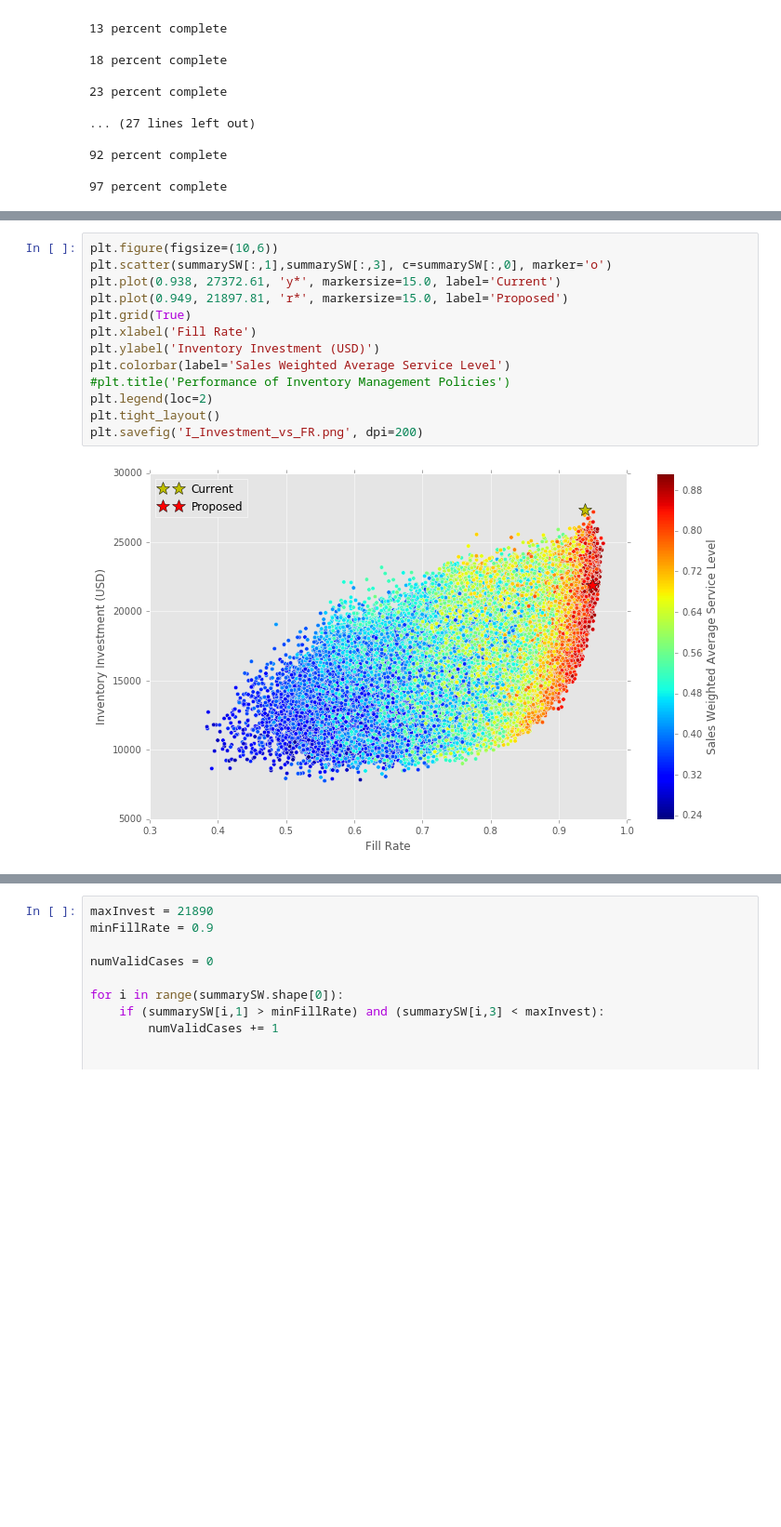
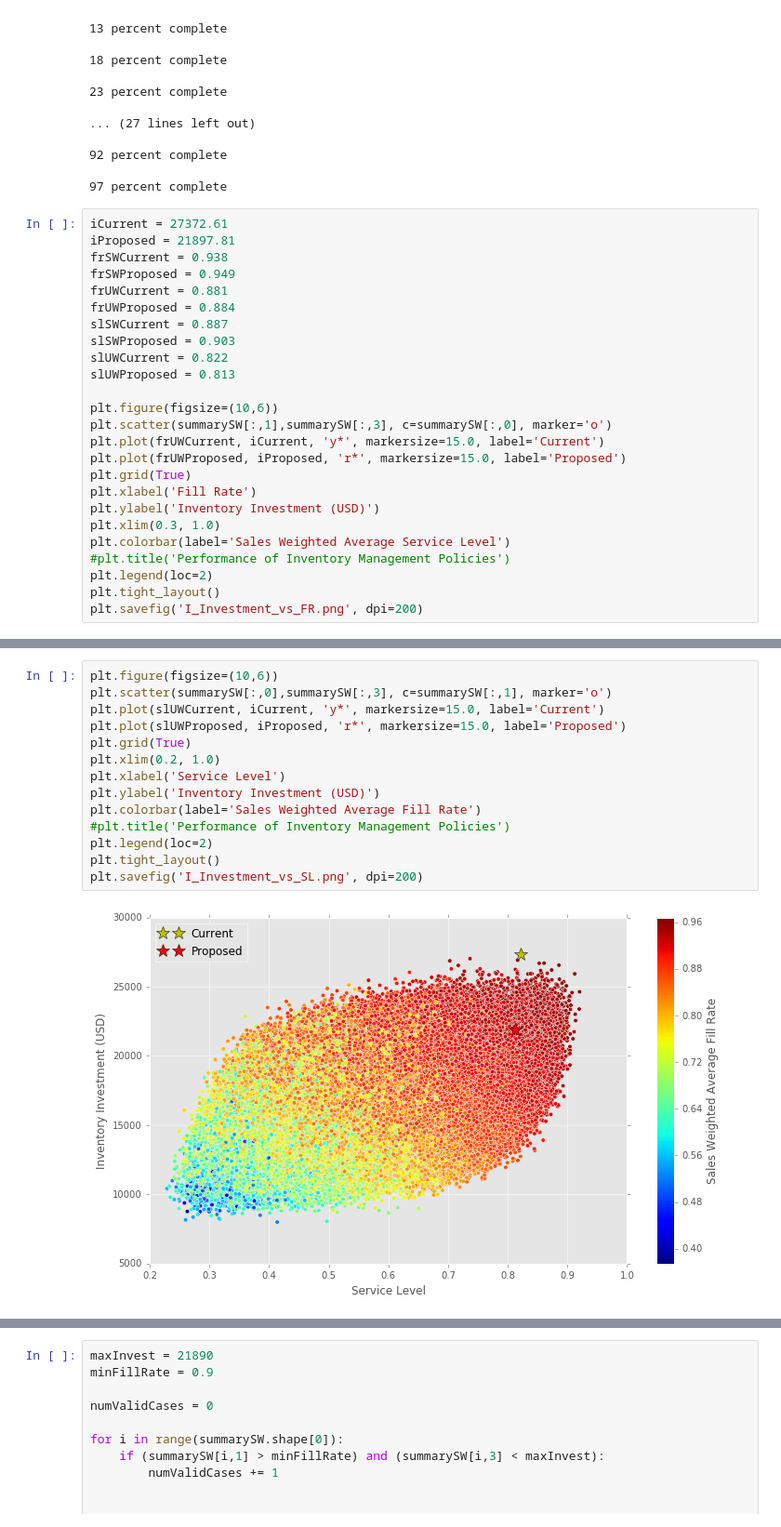
Before and after one commit to bradfordlynch/rossMiscCodes, a Jupyter notebook: Inventory_Management/A&T Monte-Carlo Optimization.ipynb, the cells around one changed output, grey strips where cells are left out. Shown at 93% size. Cells and saved outputs as stored; diff of their text form; blank space fills up the shorter version.

Commit message:
Final figures

```diff
--- a/Inventory_Management/A&T Monte-Carlo Optimization.ipynb
+++ b/Inventory_Management/A&T Monte-Carlo Optimization.ipynb
@@ -117,3 +117,28 @@ recalculateSummary(baseData, cases, results, summaryUW, 6)
 92 percent complete
 
 97 percent complete
+# %%
+iCurrent = 27372.61
+iProposed = 21897.81
+frSWCurrent = 0.938
+frSWProposed = 0.949
+frUWCurrent = 0.881
+frUWProposed = 0.884
+slSWCurrent = 0.887
+slSWProposed = 0.903
+slUWCurrent = 0.822
+slUWProposed = 0.813
+
+plt.figure(figsize=(10,6))
+plt.scatter(summarySW[:,1],summarySW[:,3], c=summarySW[:,0], marker='o')
+plt.plot(frUWCurrent, iCurrent, 'y*', markersize=15.0, label='Current')
+plt.plot(frUWProposed, iProposed, 'r*', markersize=15.0, label='Proposed')
+plt.grid(True)
+plt.xlabel('Fill Rate')
+plt.ylabel('Inventory Investment (USD)')
+plt.xlim(0.3, 1.0)
+plt.colorbar(label='Sales Weighted Average Service Level')
+#plt.title('Performance of Inventory Management Policies')
+plt.legend(loc=2)
+plt.tight_layout()
+plt.savefig('I_Investment_vs_FR.png', dpi=200)
@@ -120,15 +147,16 @@ recalculateSummary(baseData, cases, results, summaryUW, 6)
 # %%
 plt.figure(figsize=(10,6))
-plt.scatter(summarySW[:,1],summarySW[:,3], c=summarySW[:,0], marker='o')
-plt.plot(0.938, 27372.61, 'y*', markersize=15.0, label='Current')
-plt.plot(0.949, 21897.81, 'r*', markersize=15.0, label='Proposed')
+plt.scatter(summarySW[:,0],summarySW[:,3], c=summarySW[:,1], marker='o')
+plt.plot(slUWCurrent, iCurrent, 'y*', markersize=15.0, label='Current')
+plt.plot(slUWProposed, iProposed, 'r*', markersize=15.0, label='Proposed')
 plt.grid(True)
-plt.xlabel('Fill Rate')
+plt.xlim(0.2, 1.0)
+plt.xlabel('Service Level')
 plt.ylabel('Inventory Investment (USD)')
-plt.colorbar(label='Sales Weighted Average Service Level')
+plt.colorbar(label='Sales Weighted Average Fill Rate')
 #plt.title('Performance of Inventory Management Policies')
 plt.legend(loc=2)
 plt.tight_layout()
-plt.savefig('I_Investment_vs_FR.png', dpi=200)
+plt.savefig('I_Investment_vs_SL.png', dpi=200)
 # %% [output]
-[figure, old version]
+[figure, new version]
```
Also changed, not shown: parts of 4 cells of this notebook, 6 other files.
